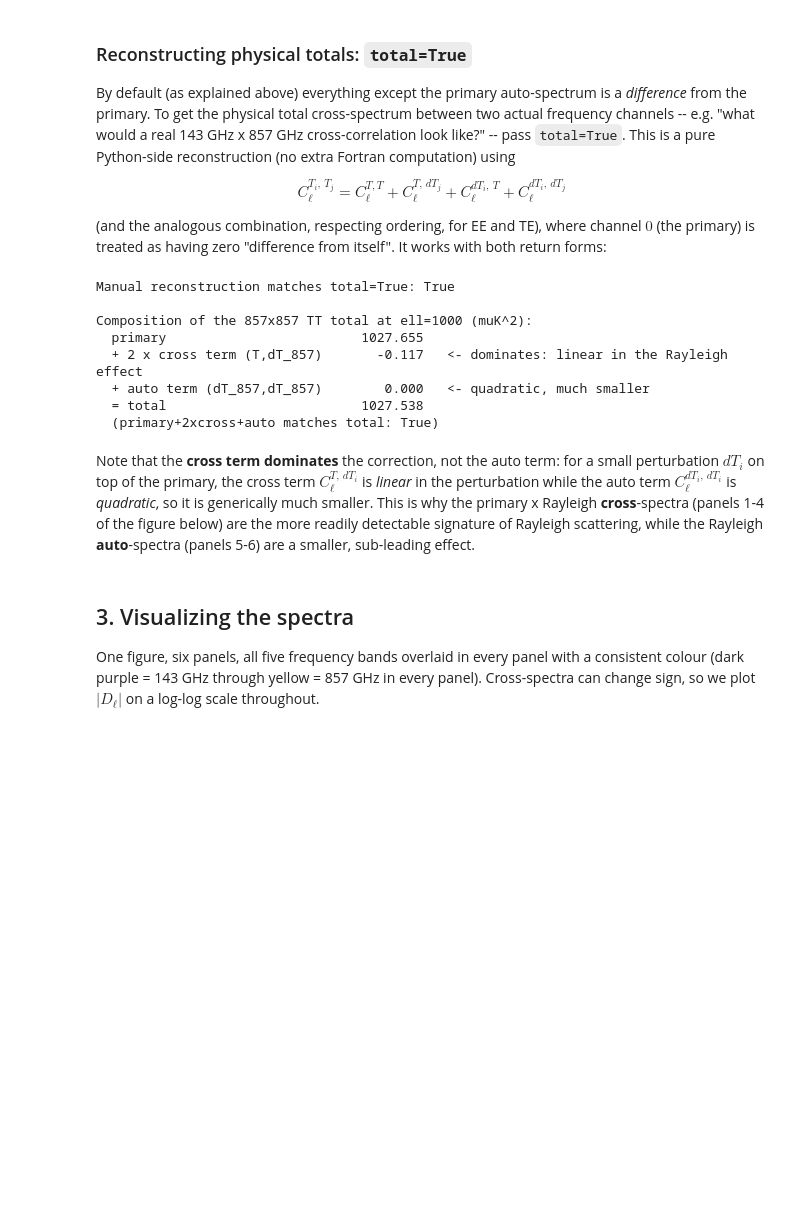
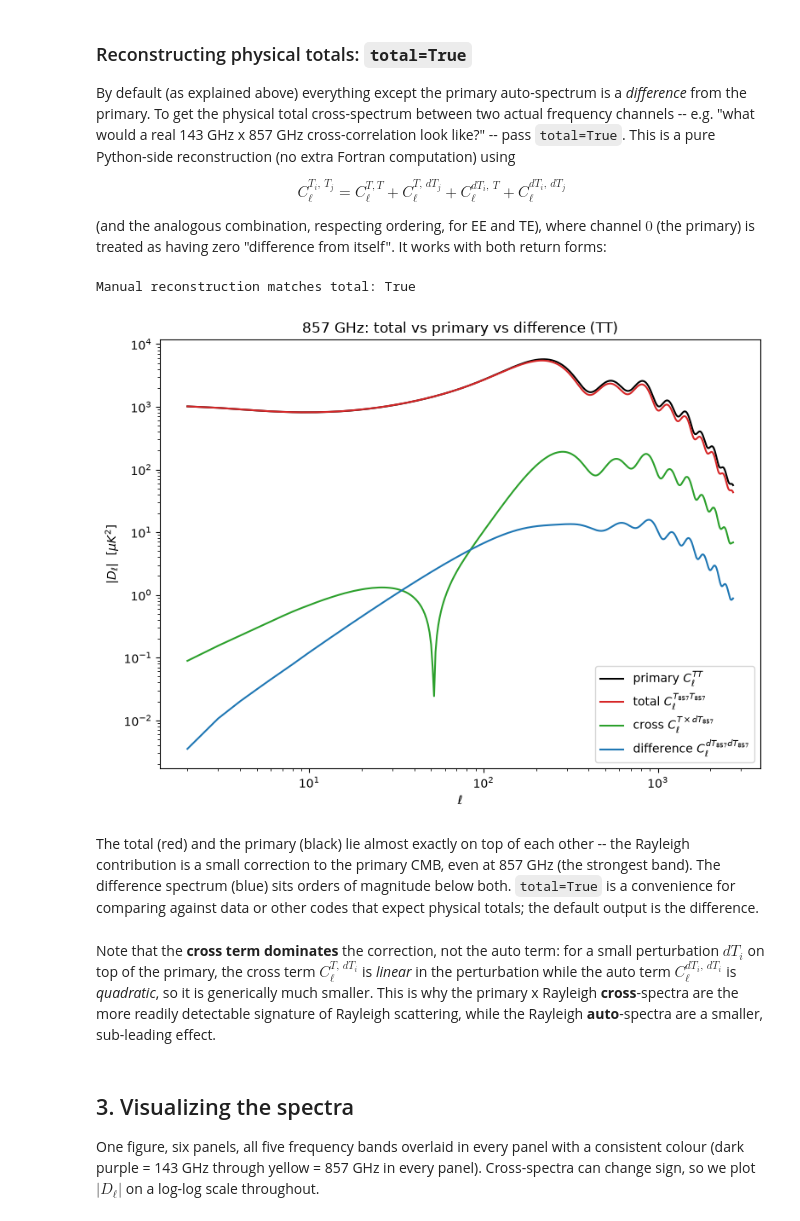
Before and after one commit to Kwanit/CAMB-Rayleigh, a Jupyter notebook: Tutorial.ipynb, the cells around one changed output. Cells and saved outputs as stored; diff of their text form; code cells hidden in the pictures; blank space fills up the shorter version.

```diff
--- a/Tutorial.ipynb
+++ b/Tutorial.ipynb
@@ -203,36 +201,40 @@ cls_total_dict = results.get_rayleigh_cls(CMB_unit="muK", as_dict=True, total=Tr
 # for one representative pair (143 GHz x 857 GHz)
 i, j = freqs.index(143) + 1, freqs.index(857) + 1
 manual_TT = cls[0, 0, :, 0] + cls[0, j, :, 0] + cls[i, 0, :, 0] + cls[i, j, :, 0]
-print("Manual reconstruction matches total=True:", np.allclose(manual_TT, cls_total[i, j, :, 0]))
-
-# composition of the total at one (ell, band): primary + 2x cross-term + auto-difference
-ell_show = 1000
-prim_tt = cls[0, 0, ell_show, 0]
-cross_tt = cls[0, i, ell_show, 0]  # C_l^{T, dT_857} -- LEADING-order Rayleigh signal (linear in the small effect)
-auto_tt = cls[i, i, ell_show, 0]  # C_l^{dT_857, dT_857} -- sub-leading (quadratic in the small effect)
-total_tt = cls_total[i, i, ell_show, 0]
-print(f"\nComposition of the 857x857 TT total at ell={ell_show} (muK^2):")
-print(f"  primary                       {prim_tt:10.3f}")
-print(f"  + 2 x cross term (T,dT_857)   {2 * cross_tt:10.3f}   <- dominates: linear in the Rayleigh effect")
-print(f"  + auto term (dT_857,dT_857)   {auto_tt:10.3f}   <- quadratic, much smaller")
-print(f"  = total                       {total_tt:10.3f}")
-print(f"  (primary+2xcross+auto matches total: {np.isclose(prim_tt + 2 * cross_tt + auto_tt, total_tt)})")
+print("Manual reconstruction matches total:", np.allclose(manual_TT, cls_total[i, j, :, 0]))
 # %% [output]
-Manual reconstruction matches total=True: True
-
-Composition of the 857x857 TT total at ell=1000 (muK^2):
-  primary                         1027.655
-  + 2 x cross term (T,dT_857)       -0.117   <- dominates: linear in the Rayleigh effect
-  + auto term (dT_857,dT_857)        0.000   <- quadratic, much smaller
-  = total                         1027.538
-  (primary+2xcross+auto matches total: True)
+Manual reconstruction matches total: True
+# %%
+i857 = freqs.index(857) + 1
+
+fig, ax = plt.subplots(figsize=(8, 6))
+ax.plot(ell[2:], np.abs(cls[0, 0, 2:, 0]), color="k", label=r"primary $C_\ell^{TT}$")
+ax.plot(ell[2:], np.abs(cls_total[i857, i857, 2:, 0]), color="C3", label=r"total $C_\ell^{T_{857}T_{857}}$")
+ax.plot(ell[2:], np.abs(cls[0, i857, 2:, 0]), color="C2", label=r"cross $C_\ell^{T \times dT_{857}}$")
+ax.plot(ell[2:], np.abs(cls[i857, i857, 2:, 0]), color="C0", label=r"difference $C_\ell^{dT_{857}dT_{857}}$")
+ax.set_xscale("log")
+ax.set_yscale("log")
+ax.set_xlabel(r"$\ell$")
+ax.set_ylabel(r"$|D_\ell|$  [$\mu K^2$]")
+ax.set_title("857 GHz: total vs primary vs difference (TT)")
+ax.legend()
+fig.tight_layout()
+plt.show()
+# %% [output]
+[figure, added]
+# %% [markdown]
+The total (red) and the primary (black) lie almost exactly on top of each other -- the
+Rayleigh contribution is a small correction to the primary CMB, even at 857 GHz (the
+strongest band). The difference spectrum (blue) sits orders of magnitude below both.
+`total=True` is a convenience for comparing against data or other codes that expect
+physical totals; the default output is the difference.
 # %% [markdown]
 Note that the **cross term dominates** the correction, not the auto term: for a small
 perturbation $dT_i$ on top of the primary, the cross term $C_\ell^{T,\,dT_i}$ is *linear*
 in the perturbation while the auto term $C_\ell^{dT_i,\,dT_i}$ is *quadratic*, so it is
-generically much smaller. This is why the primary x Rayleigh **cross**-spectra (panels 1-4
-of the figure below) are the more readily detectable signature of Rayleigh scattering, while
-the Rayleigh **auto**-spectra (panels 5-6) are a smaller, sub-leading effect.
+generically much smaller. This is why the primary x Rayleigh **cross**-spectra are the
+more readily detectable signature of Rayleigh scattering, while the Rayleigh
+**auto**-spectra are a smaller, sub-leading effect.
 # %% [markdown]
 ## 3. Visualizing the spectra
 
```
Also changed, not shown: parts of 5 cells of this notebook.
